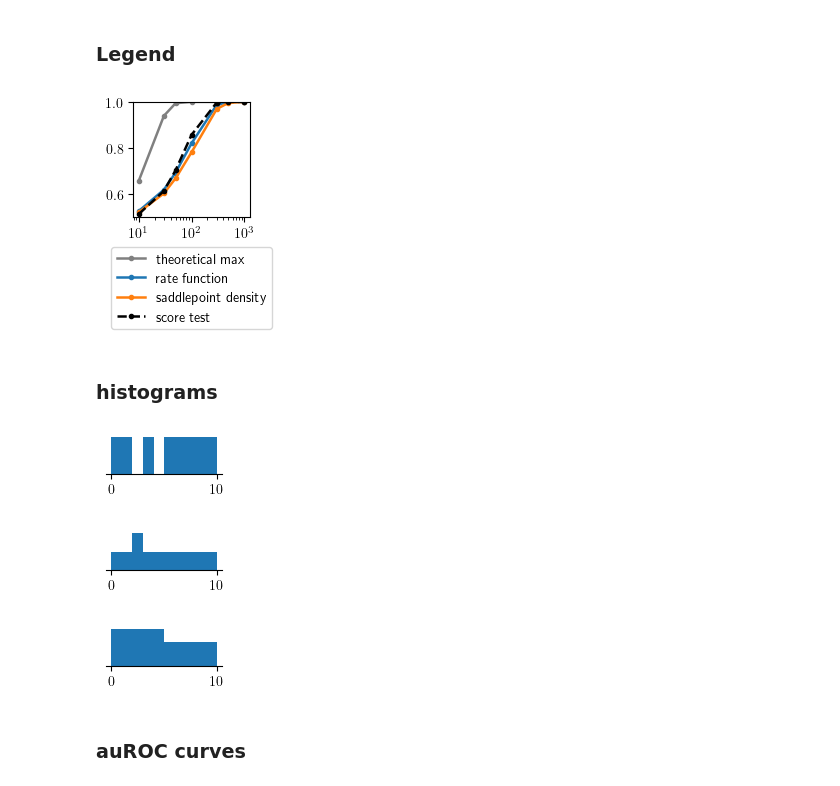
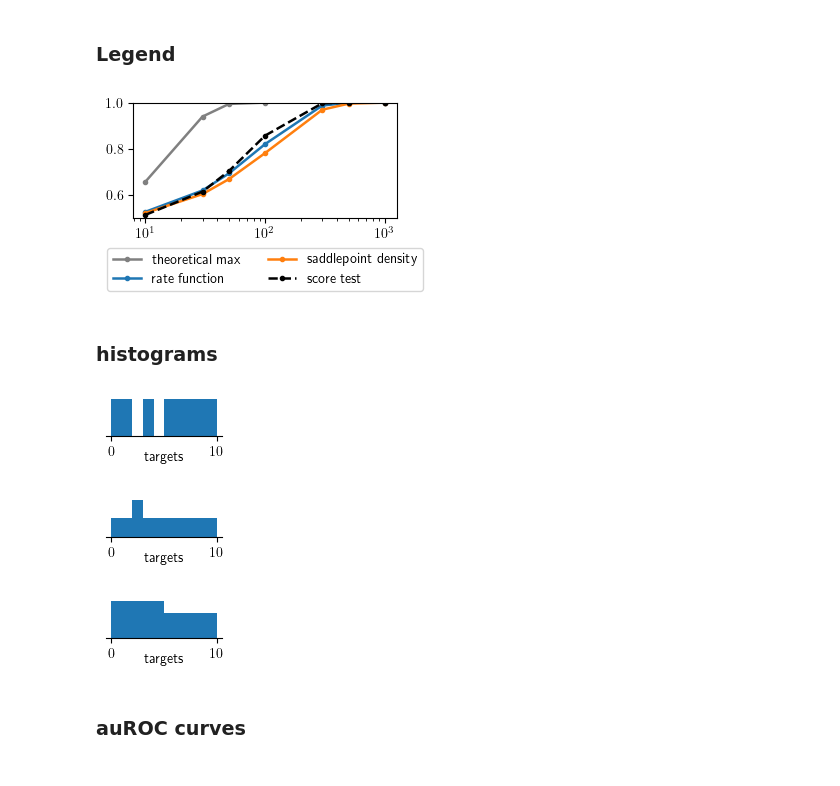
Before and after one commit to lrast/learnedExpFam, a Jupyter notebook: 3.3-Figure2.ipynb, the cells around one changed output. Saved outputs shown, nothing was run; the diff lists cells and outputs as text; code cells hidden in the pictures.

```diff
--- a/3.3-Figure2.ipynb
+++ b/3.3-Figure2.ipynb
@@ -371,20 +371,20 @@ plt.ylim([0.5, 1.])
 # %% [markdown]
 ### Legend
 # %%
-ROC_curves = list(map( lambda m: auROC_across_models(m, distributions[0]), means))
-ROC_curves = torch.tensor(list(zip(*ROC_curves)))
+#ROC_curves = list(map( lambda m: auROC_across_models(m, distributions[0]), means))
+#ROC_curves = torch.tensor(list(zip(*ROC_curves)))
 
-
+figsize(3.4, 1.5,)
 plt.semilogx(means, ROC_curves[0], 'grey', marker='o', label='theoretical max')
 plt.semilogx(means, ROC_curves[1], marker='o', label='rate function')
 plt.semilogx(means, ROC_curves[2], marker='o', label='saddlepoint density')
 plt.semilogx(means, ROC_curves[3], '--k', marker='o', label='score test')
 
 plt.ylim([0.5, 1.])
-plt.legend(bbox_to_anchor=(0.5, -0.2), loc='upper center', ncol=1);
+plt.legend(bbox_to_anchor=(0.5, -0.2), loc='upper center', ncol=2);
 plt.savefig('legend.png', dpi=1000, bbox_inches='tight', pad_inches=0.02)
 # %% [output]
-[figure, old version]
+[figure, new version]
 # %%
 figsize(1.5,1.5)
 plt.rc('axes.spines', **{'bottom':True, 'left':True, 'right':True, 'top':True})
@@ -399,21 +399,24 @@ plt.rc('axes.spines', **{'bottom':True, 'left':False, 'right':False, 'top':False
 # %%
 plt.hist(distributions[0].keys(), weights=distributions[0].values(), bins=range(11), density=True);
 plt.yticks([]);
+plt.xlabel('targets', labelpad=-5)
 plt.savefig('hist1.png', dpi=1000, bbox_inches='tight', pad_inches=0.02)
 # %% [output]
-[figure, old version]
+[figure, new version]
 # %%
 plt.hist(distributions[1].keys(), weights=distributions[1].values(), bins=range(11), density=True);
 plt.yticks([]);
+plt.xlabel('targets', labelpad=-5)
 plt.savefig('hist2.png', dpi=1000, bbox_inches='tight', pad_inches=0.02)
 # %% [output]
-[figure, old version]
+[figure, new version]
 # %%
 plt.hist(distributions[3].keys(), weights=distributions[3].values(), bins=range(11), density=True);
 plt.yticks([]);
+plt.xlabel('targets', labelpad=-5)
 plt.savefig('hist3.png', dpi=1000, bbox_inches='tight', pad_inches=0.02)
 # %% [output]
-[figure, old version]
+[figure, new version]
 # %% [markdown]
 ### auROC curves
 # %%
```
Also changed, not shown: parts of 10 cells of this notebook, 8 other files.
